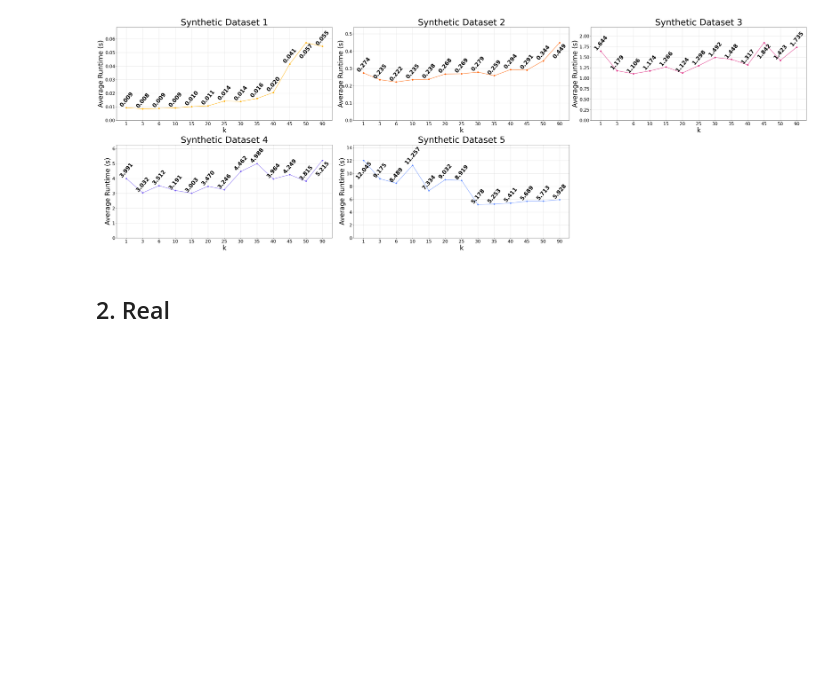
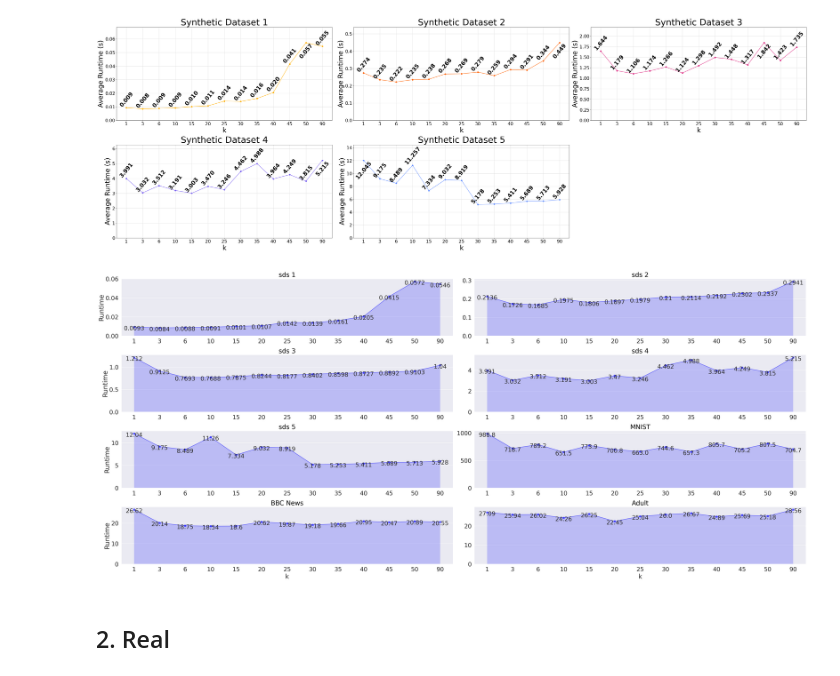
Before and after one commit to niconymanda/knn-chain, a Jupyter notebook: paper_results.ipynb, the cells around one changed output. Drawn from its saved outputs; the diff is of its cells as text; code cells hidden in the pictures; blank space fills up the shorter version.

Commit message:
new plots

```diff
--- a/paper_results.ipynb
+++ b/paper_results.ipynb
@@ -104,3 +118,45 @@ plot_all_runtimes(all_syn_avgs, all_ks, syn_titles, label_indices)
+# %%
+x['name'] = ['sds 1', 'sds 2', 'sds 3', 'sds 4', 'sds 5', 'MNIST', 'BBC News', 'Adult']
+# %%
+def custom_round(val):
+    if val < 1:
+        return round(val, 4)
+    elif val <= 10:
+        return round(val, 3)
+    elif val > 10 and val < 100:
+        return round(val, 2)
+    else:
+        return round(val, 1)
+# %%
+df_long = x.melt(id_vars=['name'], var_name='k', value_name='Runtime', ignore_index=False).reset_index()
+# %%
+df_long['Index'] = df_long['index']  # Store original index for labeling
+df_long.drop('index', axis=1, inplace=True)
+# %%
+# Plot using Seaborn's objects API
+dark_grey = '#4D4D4D'
+
+p = (
+    so.Plot(data = df_long, x = 'k', y = 'Runtime', text=df_long['Runtime'].apply(custom_round))
+    .layout(size=(34, 15))
+    .facet("name", wrap = 2)
+    .share(x=False, y=False)
+    # .scale(color=('husl'))
+    .theme({
+        'xtick.labelsize': 20,
+        'ytick.labelsize': 20,
+        'axes.labelsize': 22,
+        'axes.titlesize': 22,
+    })
+)
+(
+    p.add(so.Area(edgewidth=0, alpha=0.2, color = 'blue'), legend=False)
+    .add(so.Line(edgewidth=3, alpha=0.6, color =  'blue'), legend=False)
+    .add(so.Dot(marker = 's', alpha=0.6, color =  'blue'), legend=False)
+    .add(so.Text(valign="bottom", offset=-15, fontsize=20), legend=False)
+)
+# %% [output]
+[figure, added]
 # %% [markdown]
 ## 2. Real
 # %%
```
Also changed, not shown: parts of 7 cells of this notebook.
